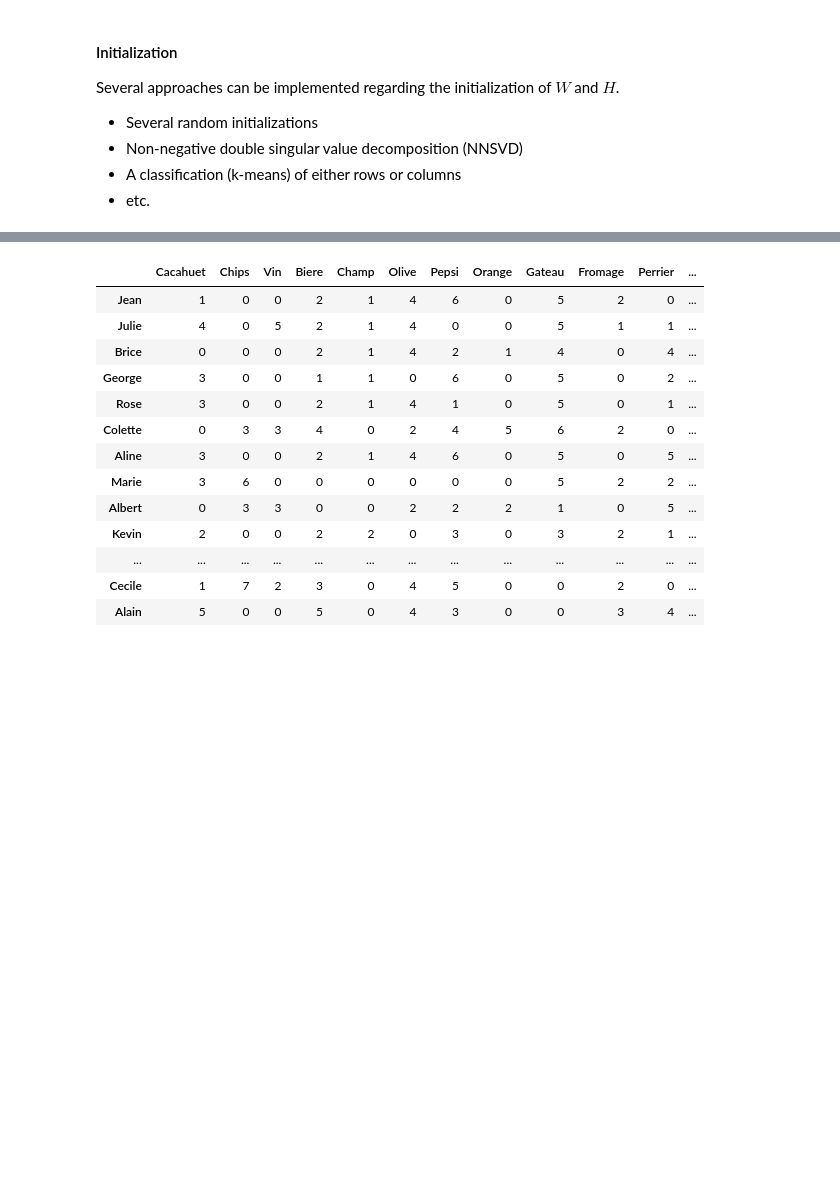
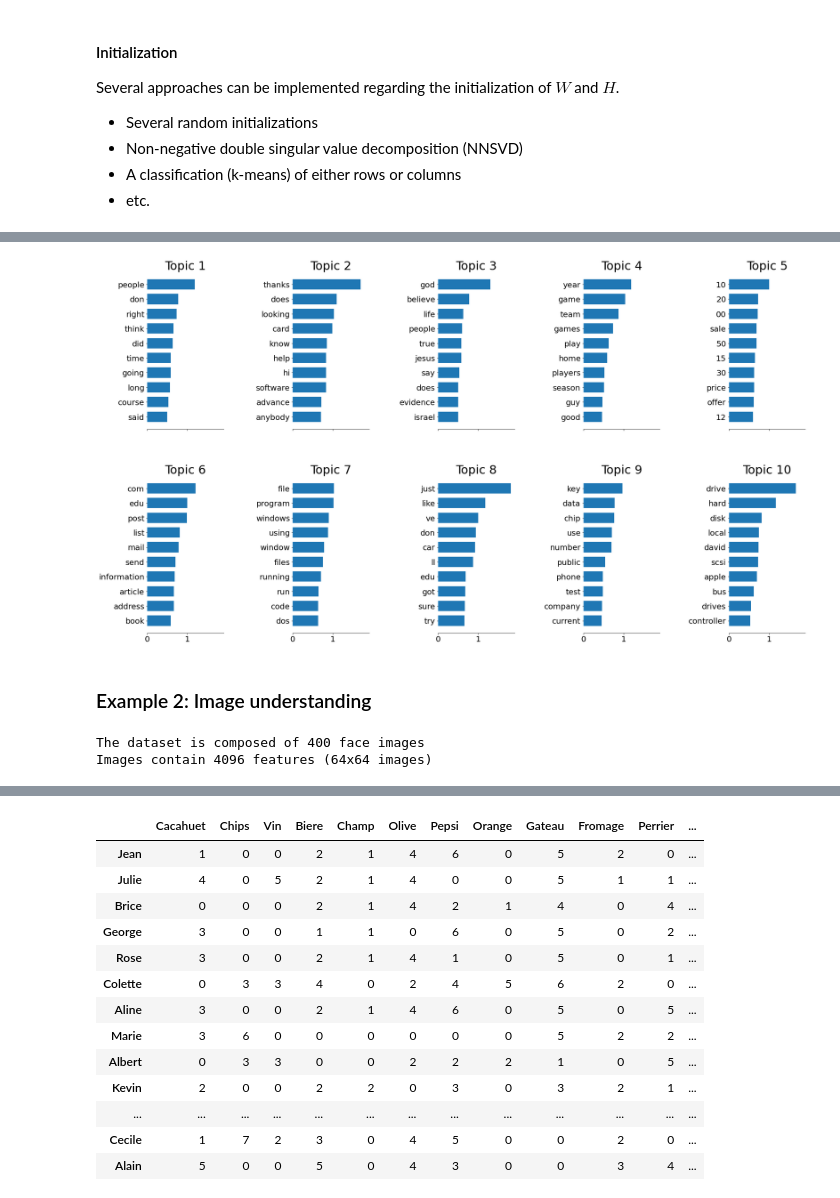
Before and after one commit to jorisguerin/clusteringLectures, a Jupyter notebook: Slides_NMF.ipynb, the cells around one changed output, grey strips where cells are left out. Saved outputs shown, nothing was run; the diff lists cells and outputs as text; code cells hidden in the pictures; blank space fills up the shorter version.

```diff
--- a/Slides_NMF.ipynb
+++ b/Slides_NMF.ipynb
@@ -191,0 +236,5 @@ Several approaches can be implemented regarding the initialization of $W$ and $H
+# %%
+example_text_id = np.random.randint(len(data))
+
+print("Number of texts in the dataset:", len(data))
+print("Example text: \n\n", data[example_text_id])
@@ -191,0 +270,8 @@ Several approaches can be implemented regarding the initialization of $W$ and $H
+# %%
+print("Number of texts:", tfidf_data.shape[0])
+print("Number of TfIdf features:", tfidf_data.shape[1])
+
+print("\nMost important words for example text:")
+tfidf_data_print = tfidf_data[example_text_id].tocoo()
+for i in range(len(tfidf_data_print.col)):
+    print("%10s\t%s" % (feature_names[tfidf_data_print.col[i]], tfidf_data_print.data[i]))
@@ -191,0 +296,47 @@ Several approaches can be implemented regarding the initialization of $W$ and $H
+# %%
+nmf = NMF(n_components=10, beta_loss="kullback-leibler", init="nndsvda",
+          solver="mu", max_iter=1000, alpha=0.1, l1_ratio=0.5)
+nmf.fit(tfidf_data)
+
+W = nmf.transform(tfidf_data)
+H = nmf.components_
+# %%
+def plot_topics(H):
+    n_top_words = 10
+    fig, axes = plt.subplots(2, 5, figsize=(30, 15), sharex=True)
+    axes = axes.flatten()
+    for i in range(H.shape[0]):
+        topic = H[i, :]
+        top_features = topic.argsort()[: -n_top_words - 1 : -1]
+        top_features_names = [feature_names[j] for j in top_features]
+        top_features_scores = [topic[j] for j in top_features]
+
+        ax = axes[i]
+        ax.barh(top_features_names, top_features_scores, height=0.7)
+        ax.set_title(f"Topic {i+1}", fontdict={"fontsize": 30})
+        ax.invert_yaxis()
+        ax.tick_params(axis="both", which="major", labelsize=20)
+        for i in "top right left".split():
+            ax.spines[i].set_visible(False)
+
+    plt.subplots_adjust(top=0.90, bottom=0.05, wspace=0.90, hspace=0.3)
+    plt.show()
+# %%
+plot_topics(H)
+# %% [output]
+[figure, added]
+# %% [markdown]
+### Example 2: Image understanding
+# %%
+from sklearn.datasets import fetch_olivetti_faces
+
+image_shape = (64, 64)
+
+faces, _ = fetch_olivetti_faces(return_X_y=True, shuffle=True)
+n_samples, n_features = faces.shape
+
+print("The dataset is composed of %i face images" % n_samples)
+print("Images contain %i features (64x64 images)" % n_features)
+# %% [output]
+The dataset is composed of 400 face images
+Images contain 4096 features (64x64 images)
```
Also changed, not shown: parts of 25 cells of this notebook.
